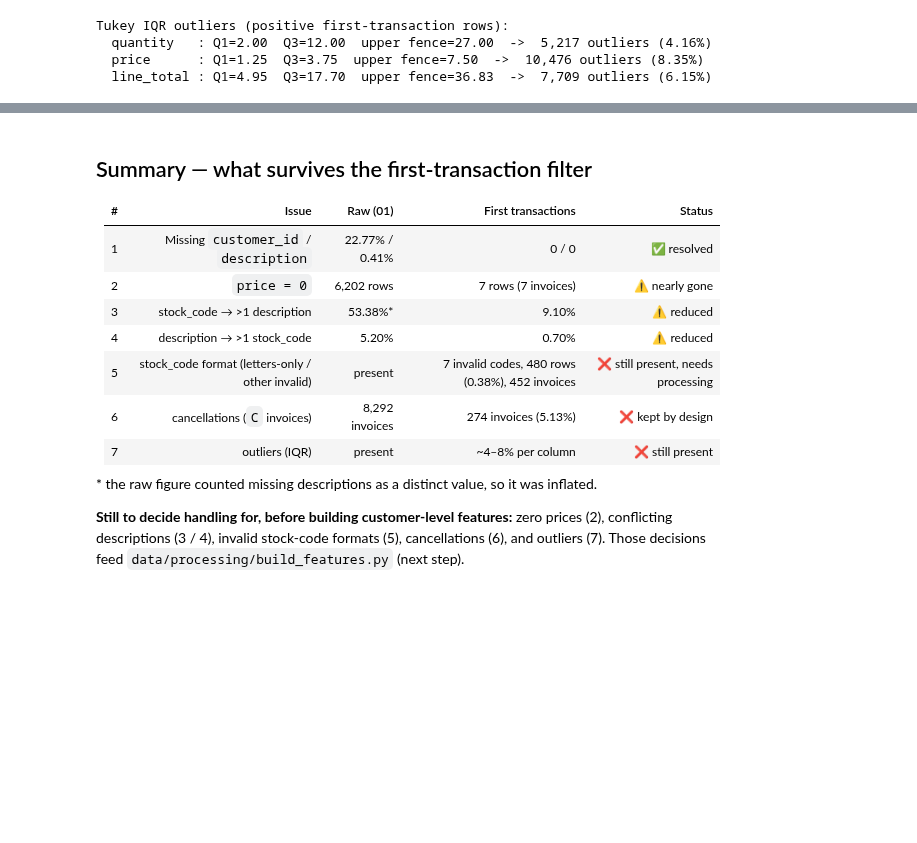
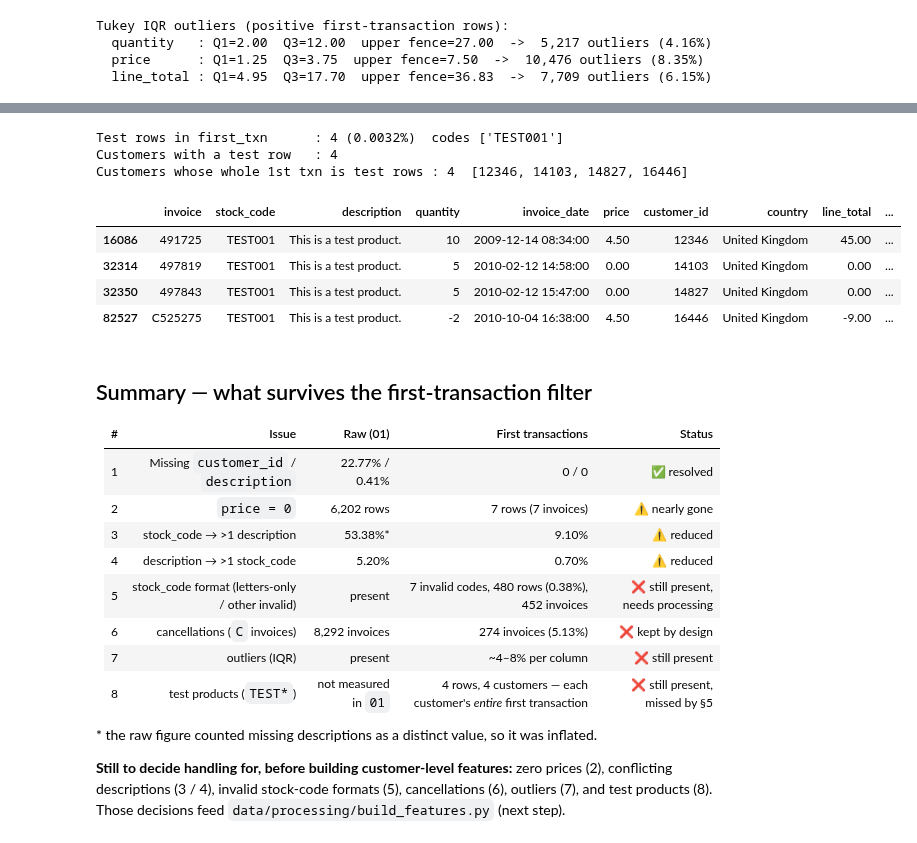
Before and after one commit to Lazr-Galstyan/testing_autoresearch, a Jupyter notebook: notebooks/02_data_quality_first_txn.ipynb, the cells around one changed output, grey strips where cells are left out. Saved outputs shown, nothing was run; the diff lists cells and outputs as text; code cells hidden in the pictures; blank space fills up the shorter version.

```diff
--- a/notebooks/02_data_quality_first_txn.ipynb
+++ b/notebooks/02_data_quality_first_txn.ipynb
@@ -217,3 +223,25 @@ Tukey IQR outliers (positive first-transaction rows):
+# %%
+is_test = ft['stock_code'].astype(str).str.upper().str.startswith('TEST')
+
+print(f'Test rows in first_txn      : {is_test.sum():,} ({is_test.mean()*100:.4f}%)  '
+      f'codes {sorted(ft.loc[is_test, "stock_code"].unique())}')
+print(f'Customers with a test row   : {ft.loc[is_test, "customer_id"].nunique():,}')
+
+# Customers whose first transaction consists ONLY of test rows -> entirely fake customers.
+all_test = ft.groupby('customer_id')['stock_code'].apply(
+    lambda s: s.astype(str).str.upper().str.startswith('TEST').all())
+print(f'Customers whose whole 1st txn is test rows : {all_test.sum():,}  {list(all_test[all_test].index)}')
+
+ft[is_test]
+# %% [output]
+Test rows in first_txn      : 4 (0.0032%)  codes ['TEST001']
+Customers with a test row   : 4
+Customers whose whole 1st txn is test rows : 4  [12346, 14103, 14827, 16446]
+|  | invoice | stock_code | description | quantity | invoice_date | price | customer_id | country | line_total | ... |
+| 16086 | 491725 | TEST001 | This is a test product. | 10 | 2009-12-14 08:34:00 | 4.50 | 12346 | United Kingdom | 45.00 | ... |
+| 32314 | 497819 | TEST001 | This is a test product. | 5 | 2010-02-12 14:58:00 | 0.00 | 14103 | United Kingdom | 0.00 | ... |
+| 32350 | 497843 | TEST001 | This is a test product. | 5 | 2010-02-12 15:47:00 | 0.00 | 14827 | United Kingdom | 0.00 | ... |
+| 82527 | C525275 | TEST001 | This is a test product. | -2 | 2010-10-04 16:38:00 | 4.50 | 16446 | United Kingdom | -9.00 | ... |
 # %% [markdown]
 ## Summary — what survives the first-transaction filter
 
@@ -226,10 +254,11 @@ Tukey IQR outliers (positive first-transaction rows):
 | 5 | stock_code format (letters-only / other invalid) | present | 7 invalid codes, 480 rows (0.38%), 452 invoices | ❌ still present, needs processing |
 | 6 | cancellations (`C` invoices) | 8,292 invoices | 274 invoices (5.13%) | ❌ kept by design |
 | 7 | outliers (IQR) | present | ~4–8% per column | ❌ still present |
+| 8 | test products (`TEST*`) | not measured in `01` | 4 rows, 4 customers — each customer's *entire* first transaction | ❌ still present, missed by §5 |
 
 \* the raw figure counted missing descriptions as a distinct value, so it was inflated.
 
-**Still to decide handling for, before building customer-level features:** zero prices (2), conflicting descriptions (3 / 4), invalid stock-code formats (5), cancellations (6), and outliers (7). Those decisions feed `data/processing/build_features.py` (next step).
+**Still to decide handling for, before building customer-level features:** zero prices (2), conflicting descriptions (3 / 4), invalid stock-code formats (5), cancellations (6), outliers (7), and test products (8). Those decisions feed `data/processing/build_features.py` (next step).
 # %% [markdown]
 ## Resolution plan — how each issue will be handled
 
```
Also changed, not shown: parts of 2 cells of this notebook, 3 other files.
